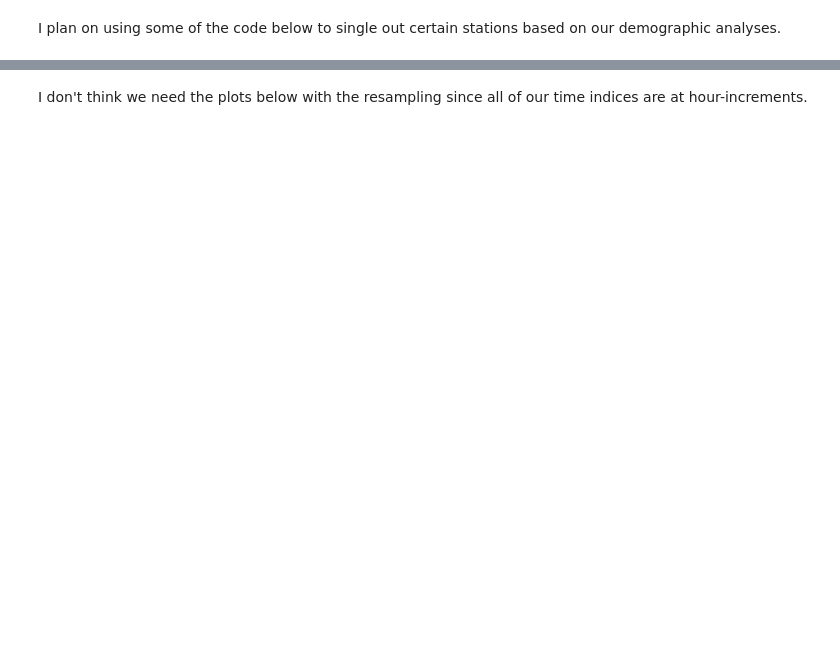
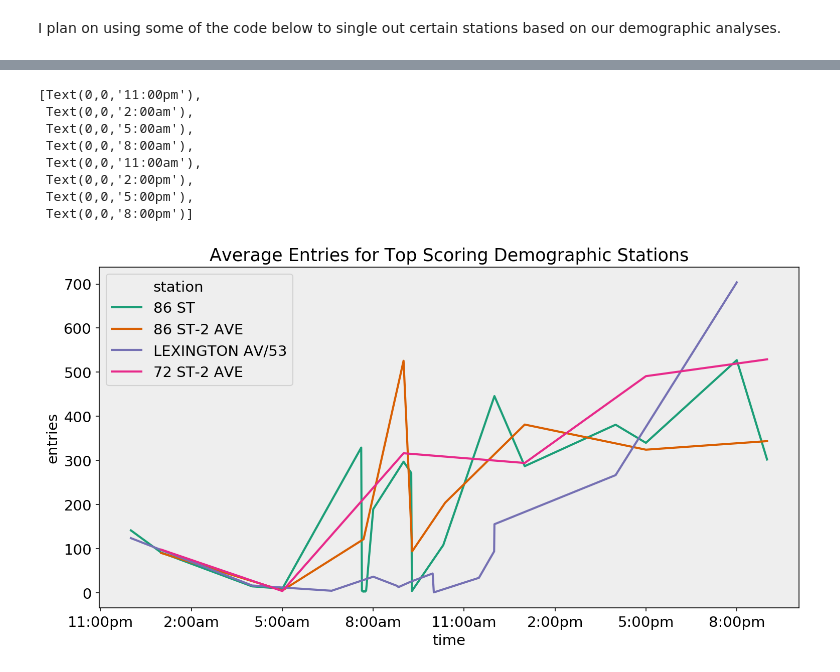
Before and after one commit to DimitriTheoharatos/ProjectBenson, a Jupyter notebook: MTA_EDA_Dimitri-v4.ipynb, the cells around one changed output, grey strips where cells are left out. Saved outputs shown, nothing was run; the diff lists cells and outputs as text; code cells hidden in the pictures; blank space fills up the shorter version.

Commit message:
demo_time_series

```diff
--- a/MTA_EDA_Dimitri-v4.ipynb
+++ b/MTA_EDA_Dimitri-v4.ipynb
@@ -806,8 +803,11 @@ I plan on using some of the code below to single out certain stations based on o
+# %%
+top5_demo['type_of_day'] = np.where((top5_demo['day']=='Saturday') | \
+                                      (top5_demo['day']=='Sunday') | \
+                                              (top5_demo['date'] == '09/03/2018')\
+                                      ,'weekend', 'weekday')
+# %%
+weekend_top5_demo = top5_demo[top5_demo.type_of_day == 'weekend']
+weekday_top5_demo = top5_demo[top5_demo.type_of_day == 'weekday']
 # %%
-single_station = combined_df[combined_df.station == '72 ST-2 AVE']
-weekend_single = single_station[combined_df.type_of_day == 'weekend']
-weekday_single = single_station[combined_df.type_of_day == 'weekday']
-weekend_single['time'] = weekend_single['time'].apply(lambda x: pd.to_datetime(x))
-weekday_single['time'] = weekday_single['time'].apply(lambda x: pd.to_datetime(x))
-weekend_single.set_index('time', inplace = True)
-weekday_single.set_index('time', inplace = True)
+weekend_top5_demo['time'] = weekend_top5_demo['time'].apply(lambda x: pd.to_datetime(x))
+weekday_top5_demo['time'] = weekday_top5_demo['time'].apply(lambda x: pd.to_datetime(x))
@@ -815,0 +814,3 @@ week
+# %%
+weekend_top5_demo.set_index('time', inplace = True)
+weekday_top5_demo.set_index('time', inplace = True)
@@ -816,21 +829,26 @@ week
 # %%
-rcParams['figure.figsize'] = (10, 6)
-rcParams['font.size'] = 10
+rcParams['figure.figsize'] = (12, 6)
+rcParams['font.size'] = 14
 
-plot = sns.lineplot(x = weekday_single.resample('h').mean().index,\
-                    y = weekday_single.resample('h').mean().entries, \
-                    label = 'weekday')
+plot = sns.lineplot(x = weekday_top5_demo.index,\
+                    y = weekday_top5_demo.entries,\
+                   hue = weekday_top5_demo.station, \
+                    ci = None)
 
-sns.lineplot(x = weekend_single.resample('h').mean().index,\
-             y = weekend_single.resample('h').mean().entries,\
-             label = 'weekend')
-
-plot.set_xticklabels(['12:00am','2:00am', '4:00am','6:00am', '8:00am', \
-                      '10:00am', '12:00pm', '2:00pm', '4:00pm', '6:00pm', \
+#plot.axvline(pd.to_datetime('2018-09-28 21:00:00'), 0, 1, color='r',linestyle = '--', linewidth = 2)
+#plot.axvline(pd.to_datetime('2018-09-28 00:00:00'), 0, 1, color='r',linestyle = '--', linewidth = 2)
+plt.legend(loc = 'upper_left')
+plt.title('Average Entries for Top Scoring Demographic Stations')
+plot.set_xticklabels(['11:00pm','2:00am', '5:00am','8:00am', '11:00am', \
+                      '2:00pm', '5:00pm', '8:00pm', '11:00pm', '6:00pm', \
                       '8:00pm', '10:00pm'])
-
-plt.legend()
-plot.axvline(pd.to_datetime('2018-09-28 19:00:00'), 0, 1, color='r',linestyle = '--', linewidth = 2)
-plot.axvline(pd.to_datetime('2018-09-28 02:00:00'), 0, 1, color='r',linestyle = '--', linewidth = 2)
-
-plt.show()
+# %% [output]
+[Text(0,0,'11:00pm'),
+ Text(0,0,'2:00am'),
+ Text(0,0,'5:00am'),
+ Text(0,0,'8:00am'),
+ Text(0,0,'11:00am'),
+ Text(0,0,'2:00pm'),
+ Text(0,0,'5:00pm'),
+ Text(0,0,'8:00pm')]
+[figure, added]
@@ -858,2 +854,0 @@ plt.show()
-# %% [markdown]
-I don't think we need the plots below with the resampling since all of our time indices are at hour-increments.
```
Also changed, not shown: parts of 12 cells of this notebook.
